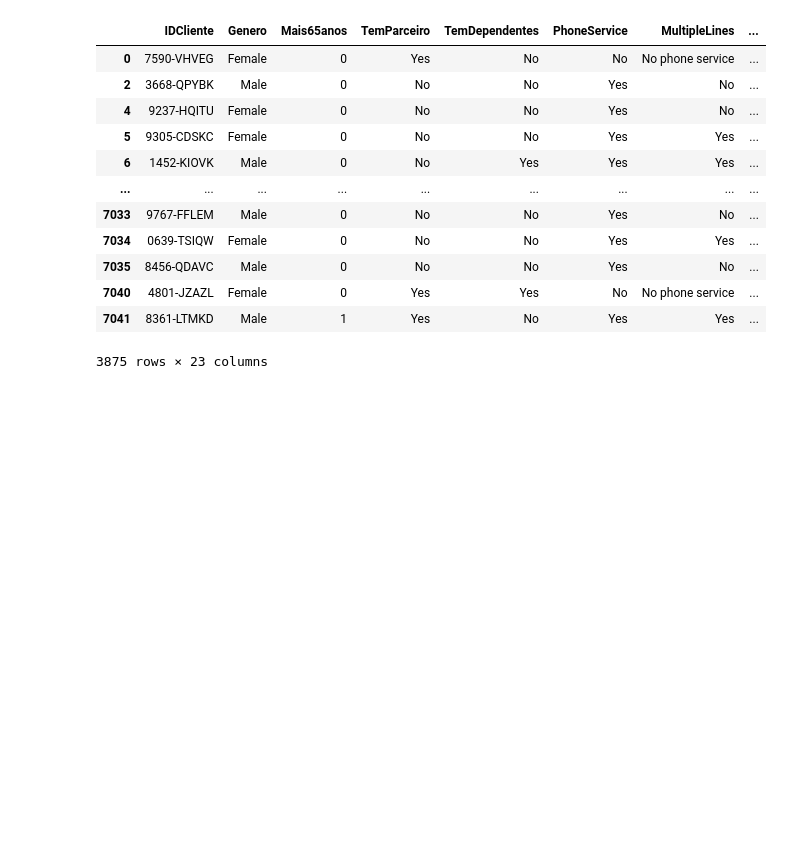
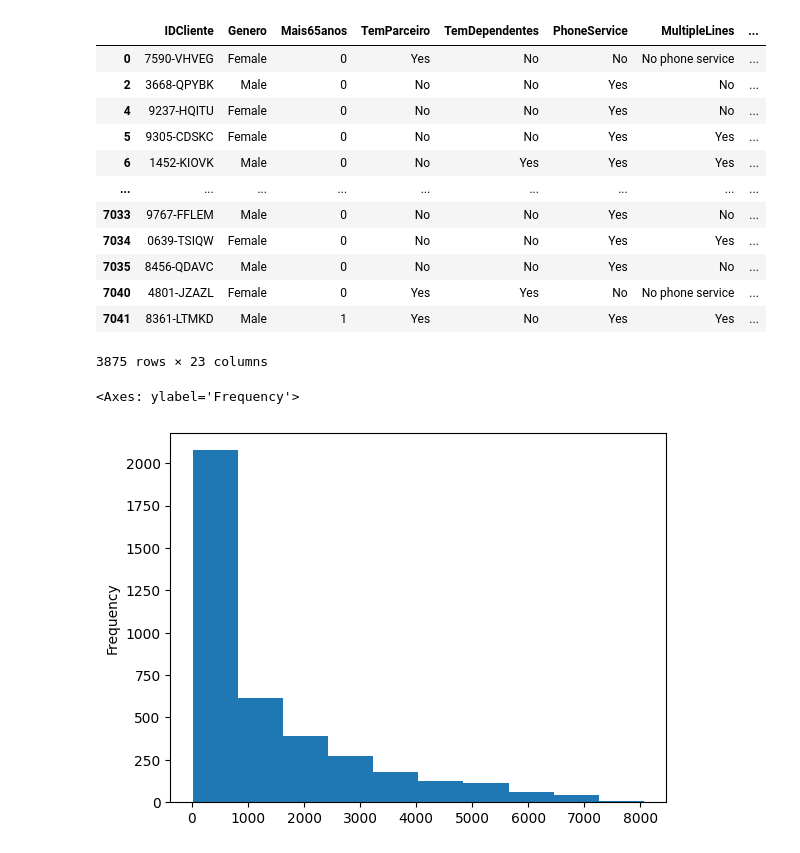
Before and after one commit to FelipeRodrigues07/EDA-pandas-Churn, a Jupyter notebook: eda_churn.ipynb, the cells around one changed output. Cells and saved outputs as stored; diff of their text form; code cells hidden in the pictures; blank space fills up the shorter version.

Commit message:
feat: add grapich plot

```diff
--- a/eda_churn.ipynb
+++ b/eda_churn.ipynb
@@ -971,3 +971,9 @@ df_churn_month
 | 7040 | 4801-JZAZL | Female | 0 | Yes | Yes | No | No phone service | ... |
 | 7041 | 8361-LTMKD | Male | 1 | Yes | No | Yes | Yes | ... |
 3875 rows × 23 columns
+# %%
+# Hsstograma  - Checar visualmente se os dados seguem uma distribuição normal
+df_churn_month.TotalCharges.plot.hist()
+# %% [output]
+<Axes: ylabel='Frequency'>
+[figure, added]
```
